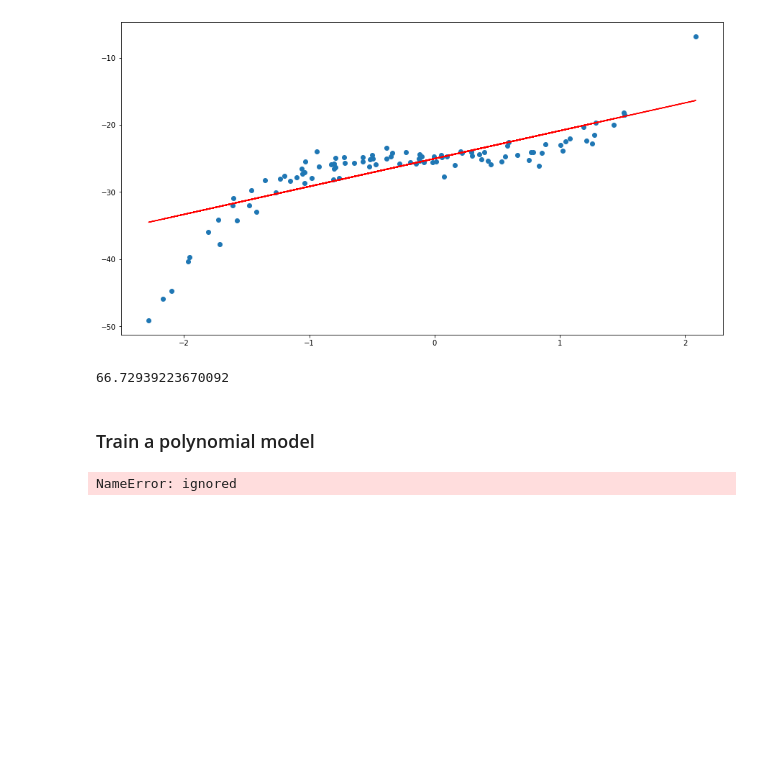
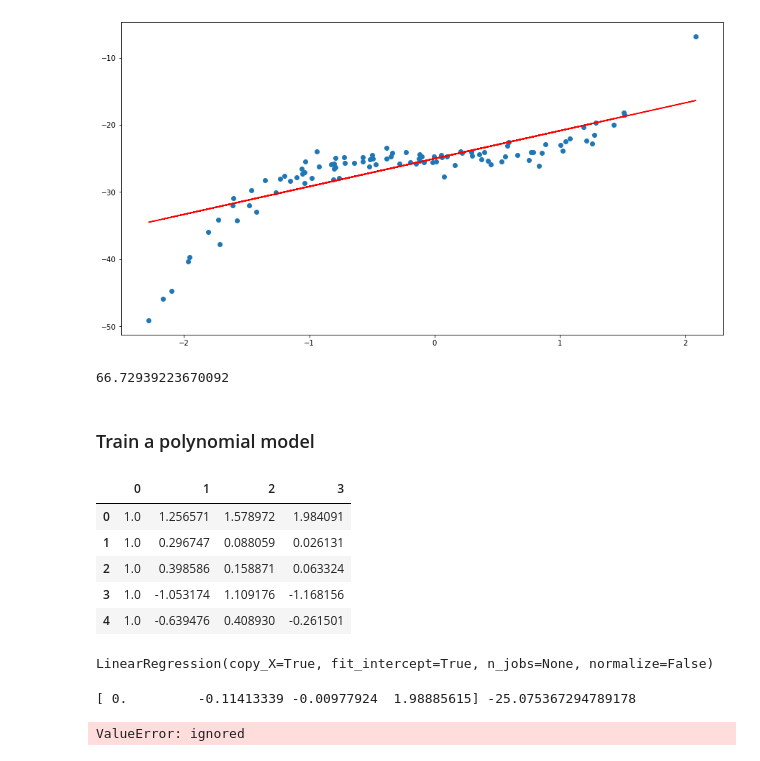
Before and after one commit to Spnetic-5/ML_mastery, a Jupyter notebook: Linear_Regression.ipynb, the cells around one changed output. Saved outputs shown, nothing was run; the diff lists cells and outputs as text; code cells hidden in the pictures; blank space fills up the shorter version.

```diff
--- a/Linear_Regression.ipynb
+++ b/Linear_Regression.ipynb
@@ -197,12 +197,33 @@ print(r2_score(y_test, model.predict(x_test.reshape(-1,1))) * 100)
 # %% [markdown]
 ### Train a polynomial model
 # %%
-y = m1 * x1 ** 3 + m2 * x2 ** 4 + c
+# y = m1 * x1 ** 3 + m2 * x2 ** 4 + c
-# %% [output]
-NameError: ignored
 # %%
 from sklearn.preprocessing import PolynomialFeatures
 # %%
 poly_reg = PolynomialFeatures(degree=3)
 # %%
 x_train = poly_reg.fit_transform(x_train.reshape(-1,1))
+# %%
+x_train = pd.DataFrame(x_train)
+# %%
+x_train.head()
+# %% [output]
+|  | 0 | 1 | 2 | 3 |
+| 0 | 1.0 | 1.256571 | 1.578972 | 1.984091 |
+| 1 | 1.0 | 0.296747 | 0.088059 | 0.026131 |
+| 2 | 1.0 | 0.398586 | 0.158871 | 0.063324 |
+| 3 | 1.0 | -1.053174 | 1.109176 | -1.168156 |
+| 4 | 1.0 | -0.639476 | 0.408930 | -0.261501 |
+# %%
+model.fit(x_train, y_train)
+# %% [output]
+LinearRegression(copy_X=True, fit_intercept=True, n_jobs=None, normalize=False)
+# %%
+print(model.coef_, model.intercept_)
+# %% [output]
+[ 0.         -0.11413339 -0.00977924  1.98885615] -25.075367294789178
+# %%
+print(r2_score(y_test, model.predict(x_test.reshape(-1,1))) * 100)
+# %% [output]
+ValueError: ignored
```
